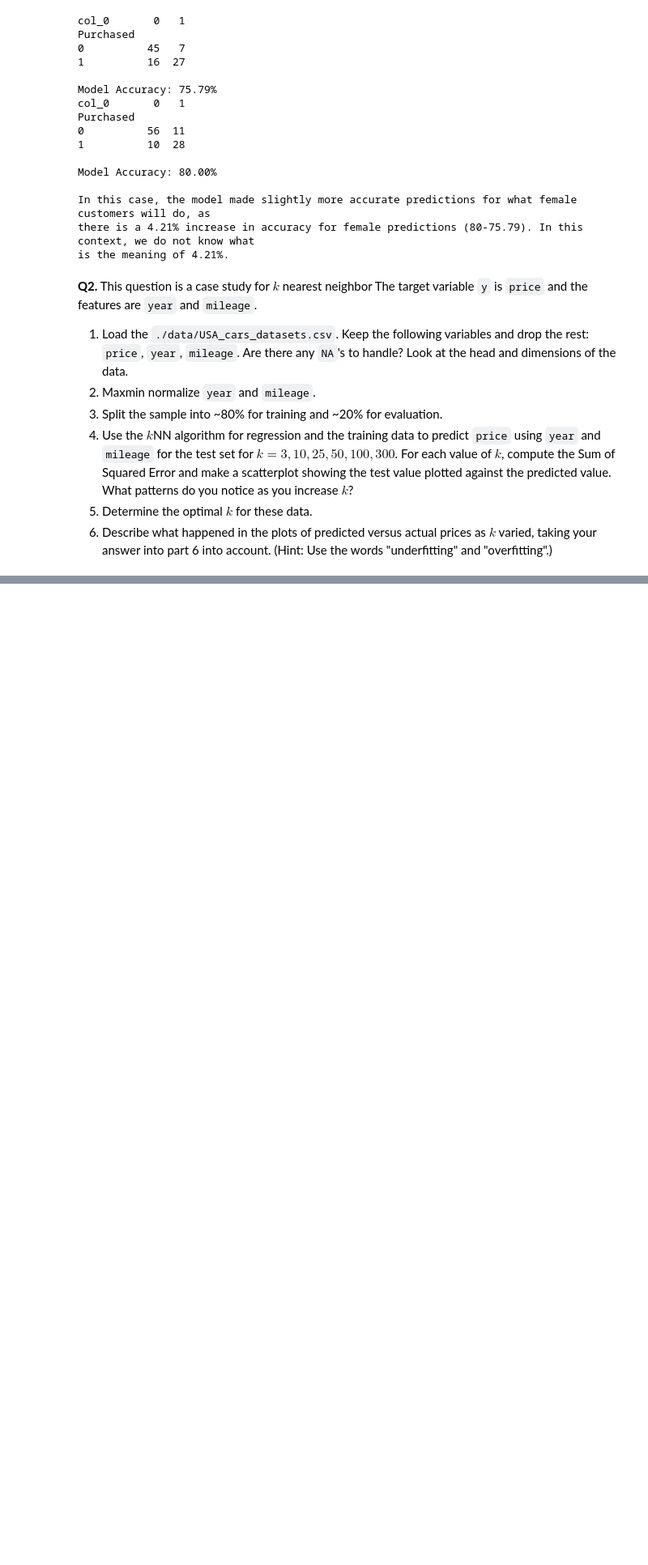
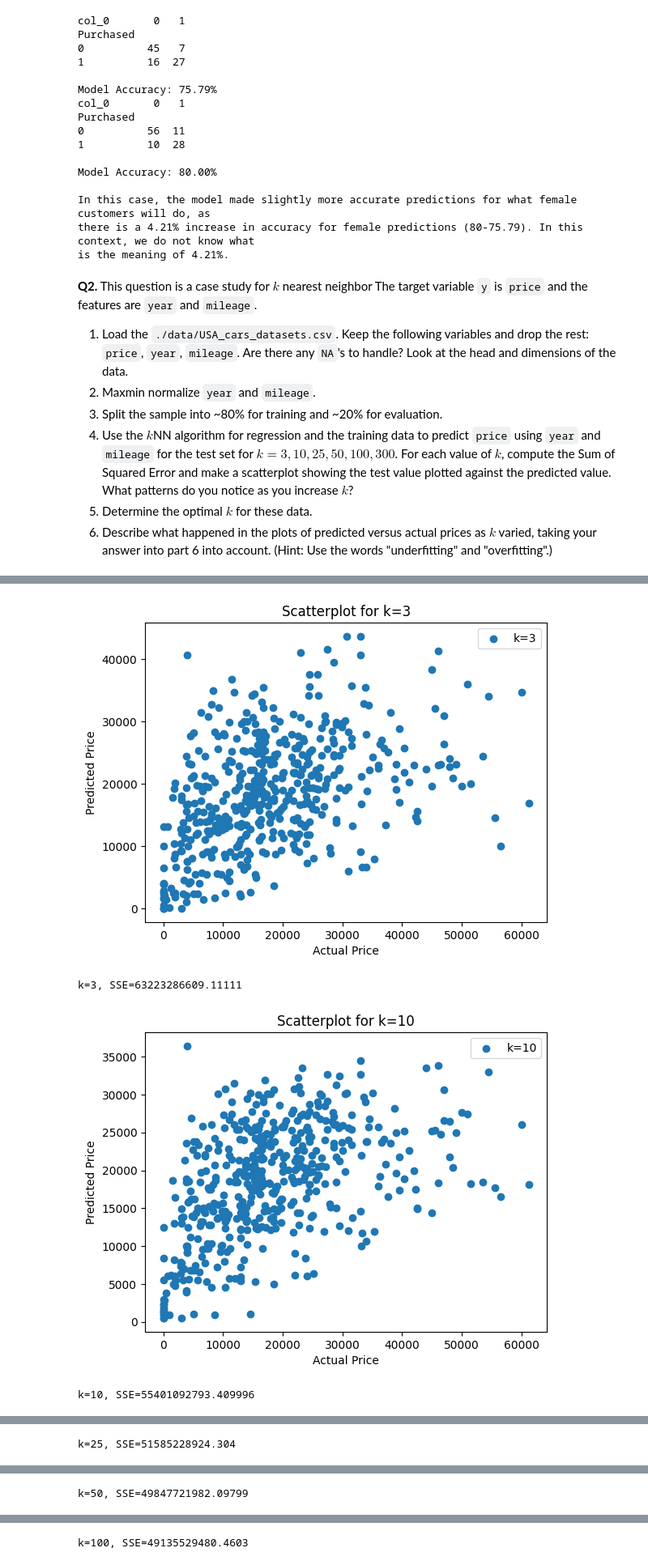
Before and after one commit to aub5uy/assignment3, a Jupyter notebook: assignment_knn_and_kmc.ipynb, the cells around one changed output, grey strips where cells are left out. Shown: that part at 81% size. Cells and saved outputs as stored; diff of their text form; code cells hidden in the pictures; blank space fills up the shorter version.

```diff
--- a/assignment_knn_and_kmc.ipynb
+++ b/assignment_knn_and_kmc.ipynb
@@ -214,0 +252,11 @@ is the meaning of 4.21%.
+# %%
+#P2:
+# Maxmin normalization function:
+def maxmin(x):
+    x = (x-min(x))/(max(x)-min(x))
+    return(x)
+
+# Apply maxmin to each column of X to get U:
+X = X.apply(maxmin)
+print(X.head(), '\n')
+print(X.describe())
@@ -214,0 +280,37 @@ is the meaning of 4.21%.
+# %%
+#P3:
+# Split the sample:
+from sklearn.model_selection import train_test_split
+X_train, X_test, y_train, y_test = train_test_split(X,y,test_size=.2,random_state=100)
+# %%
+#P4:
+import numpy as np
+import matplotlib.pyplot as plt
+from sklearn.neighbors import KNeighborsRegressor
+
+k_values = [3, 10, 25, 50, 100, 300]
+
+for k in k_values:
+    model = KNeighborsRegressor(n_neighbors=k) # Create a k-NN regression model
+    fitted_model = model.fit(X_train, y_train) # Train the model on the training data
+    y_hat = fitted_model.predict(X_test) # Predict values for the test set
+
+    # Compute SSE
+    SSE = np.sum((y_test - y_hat) ** 2)
+
+    # Create a scatterplot showing test values vs. predicted values for each k
+    plt.scatter(y_test, y_hat, label=f'k={k}')
+    plt.xlabel("Actual Price")
+    plt.ylabel("Predicted Price")
+    #plt.plot([min(y_test), max(y_test)], [min(y_test), max(y_test)], 'k--')
+    plt.legend()
+    plt.title(f'Scatterplot for k={k}')
+    plt.show()
+
+    # Print SSE for the current k
+    print(f'k={k}, SSE={SSE}')
+# %% [output]
+[figure, added]
+k=3, SSE=63223286609.11111
+[figure, added]
+k=10, SSE=55401092793.409996
@@ -214,0 +318 @@ is the meaning of 4.21%.
+k=25, SSE=51585228924.304
@@ -214,0 +320 @@ is the meaning of 4.21%.
+k=50, SSE=49847721982.09799
@@ -214,0 +322 @@ is the meaning of 4.21%.
+k=100, SSE=49135529480.4603
```
Also changed, not shown: parts of 19 cells of this notebook.
